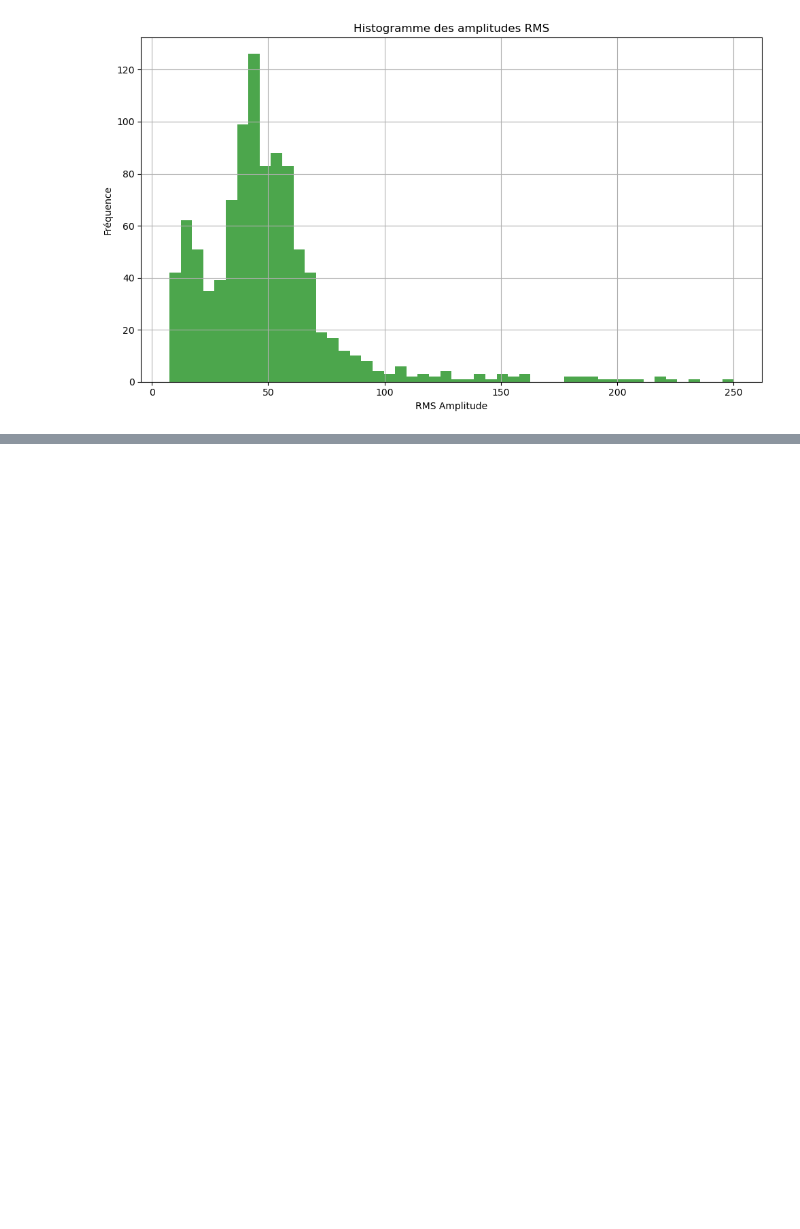
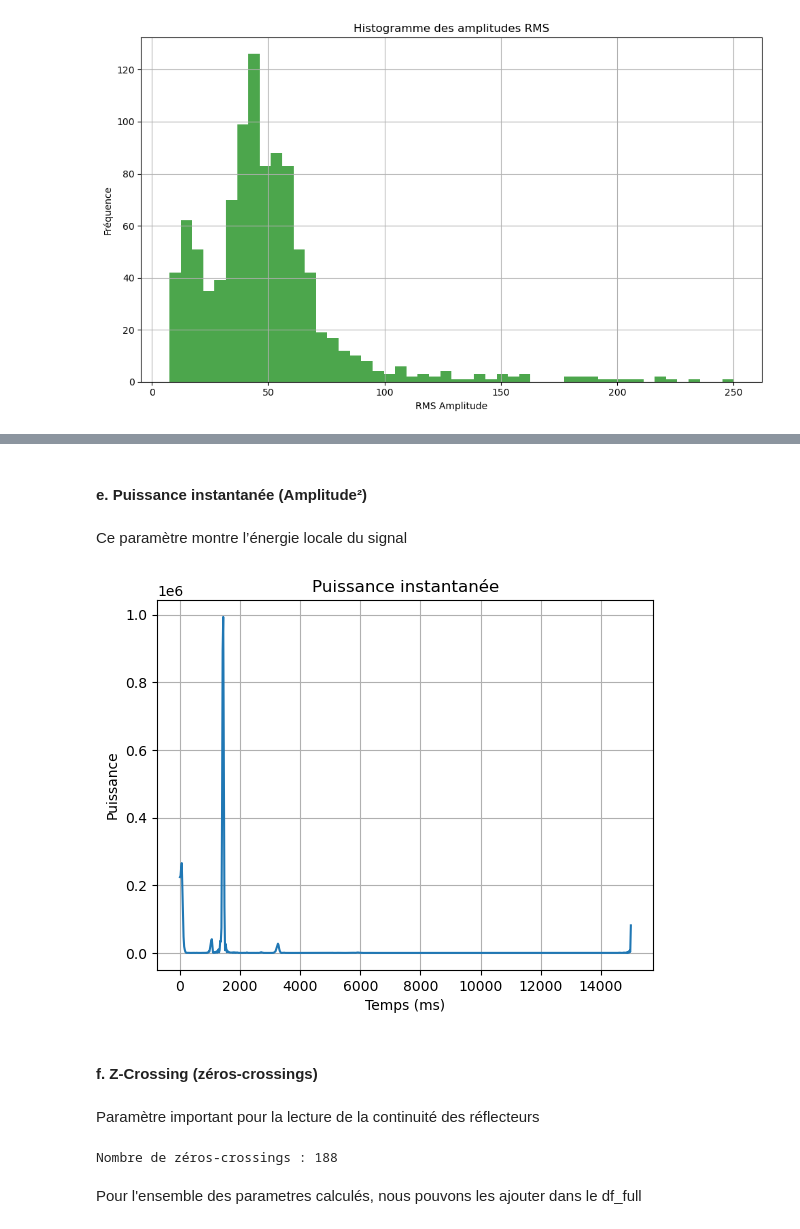
Before and after one commit to ipatriqIP/seam_project, a Jupyter notebook: notebooks/seismic_section_2d.ipynb, the cells around one changed output, grey strips where cells are left out. Cells and saved outputs as stored; diff of their text form; code cells hidden in the pictures; blank space fills up the shorter version.

```diff
--- a/notebooks/seismic_section_2d.ipynb
+++ b/notebooks/seismic_section_2d.ipynb
@@ -375,0 +464,26 @@ plt.show()
+# %% [markdown]
+#### e. Puissance instantanée (Amplitude²)
+# %% [markdown]
+Ce paramètre montre l’énergie locale du signal
+# %%
+power_0 = envelope_0 ** 2
+
+plt.plot(samples, power_0)
+plt.title("Puissance instantanée")
+plt.xlabel("Temps (ms)")
+plt.ylabel("Puissance")
+plt.grid(True)
+plt.show()
+# %% [output]
+[figure, added]
+# %% [markdown]
+#### f. Z-Crossing (zéros-crossings)
+# %% [markdown]
+Paramètre important pour la lecture de la continuité des réflecteurs
+# %%
+zero_crossings = np.where(np.diff(np.sign(trace)))[0]
+print(f"Nombre de zéros-crossings : {len(zero_crossings)}")
+# %% [output]
+Nombre de zéros-crossings : 188
+# %% [markdown]
+Pour l'ensemble des parametres calculés, nous pouvons les ajouter dans le df_full
```
Also changed, not shown: parts of 31 cells of this notebook, 2 other files.
